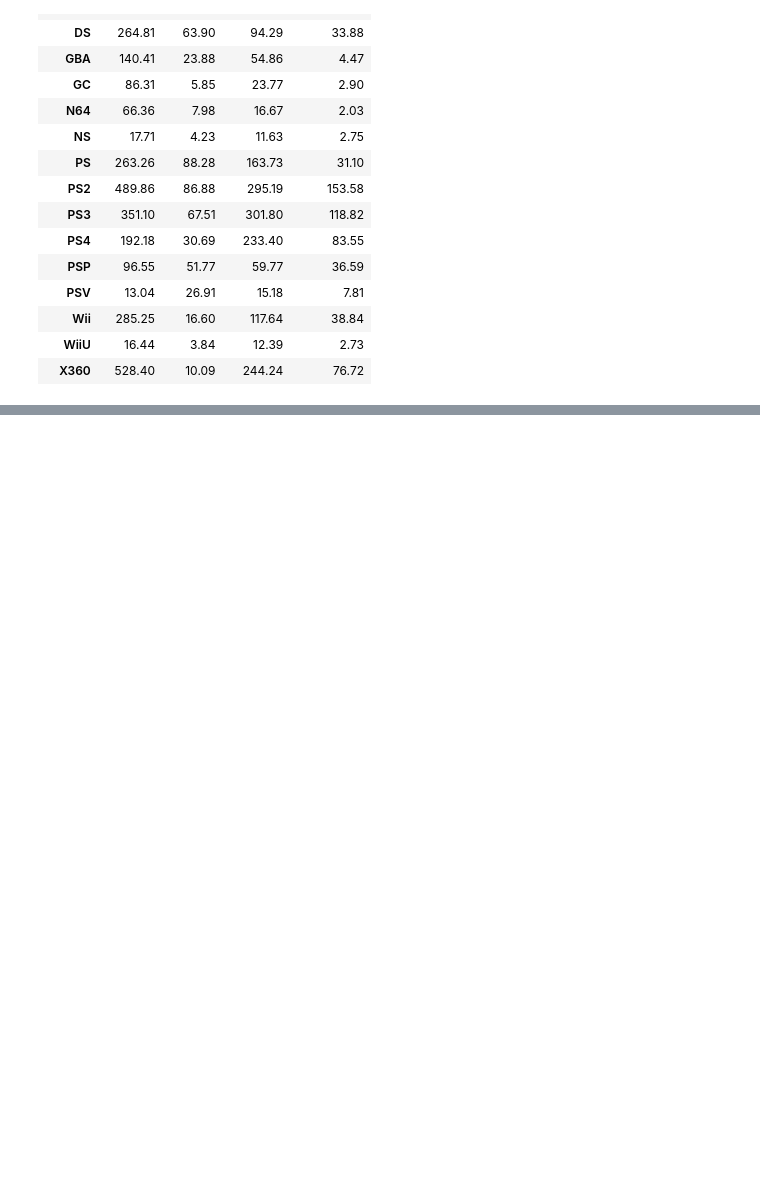
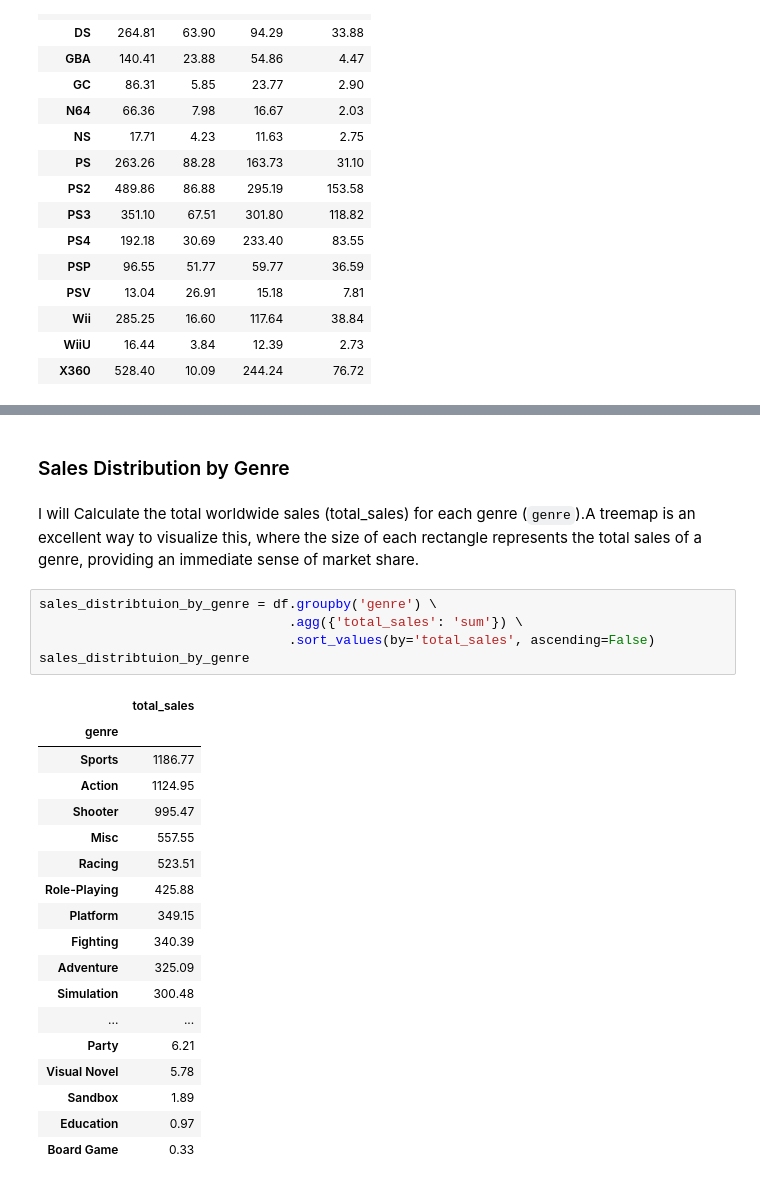
Before and after one commit to smartestnerdfromtown/Video-Game-Sales-Analysis, a Jupyter notebook: analysis.ipynb, the cells around one changed output, grey strips where cells are left out. Drawn from its saved outputs; the diff is of its cells as text; blank space fills up the shorter version.

```diff
--- a/analysis.ipynb
+++ b/analysis.ipynb
@@ -410,0 +471,28 @@ console_dominance
+# %% [markdown]
+### Sales Distribution by Genre
+# %% [markdown]
+I will Calculate the total worldwide sales (total_sales) for each genre (`genre`).A treemap is an excellent way to visualize this, where the size of each rectangle represents the total sales of a genre, providing an immediate sense of market share.
+# %%
+sales_distribtuion_by_genre = df.groupby('genre') \
+                                .agg({'total_sales': 'sum'}) \
+                                .sort_values(by='total_sales', ascending=False)
+sales_distribtuion_by_genre
+# %% [output]
+|  | total_sales |
+| genre |  |
+| Sports | 1186.77 |
+| Action | 1124.95 |
+| Shooter | 995.47 |
+| Misc | 557.55 |
+| Racing | 523.51 |
+| Role-Playing | 425.88 |
+| Platform | 349.15 |
+| Fighting | 340.39 |
+| Adventure | 325.09 |
+| Simulation | 300.48 |
+| ... | ... |
+| Party | 6.21 |
+| Visual Novel | 5.78 |
+| Sandbox | 1.89 |
+| Education | 0.97 |
+| Board Game | 0.33 |
```
Also changed, not shown: parts of 6 cells of this notebook.
